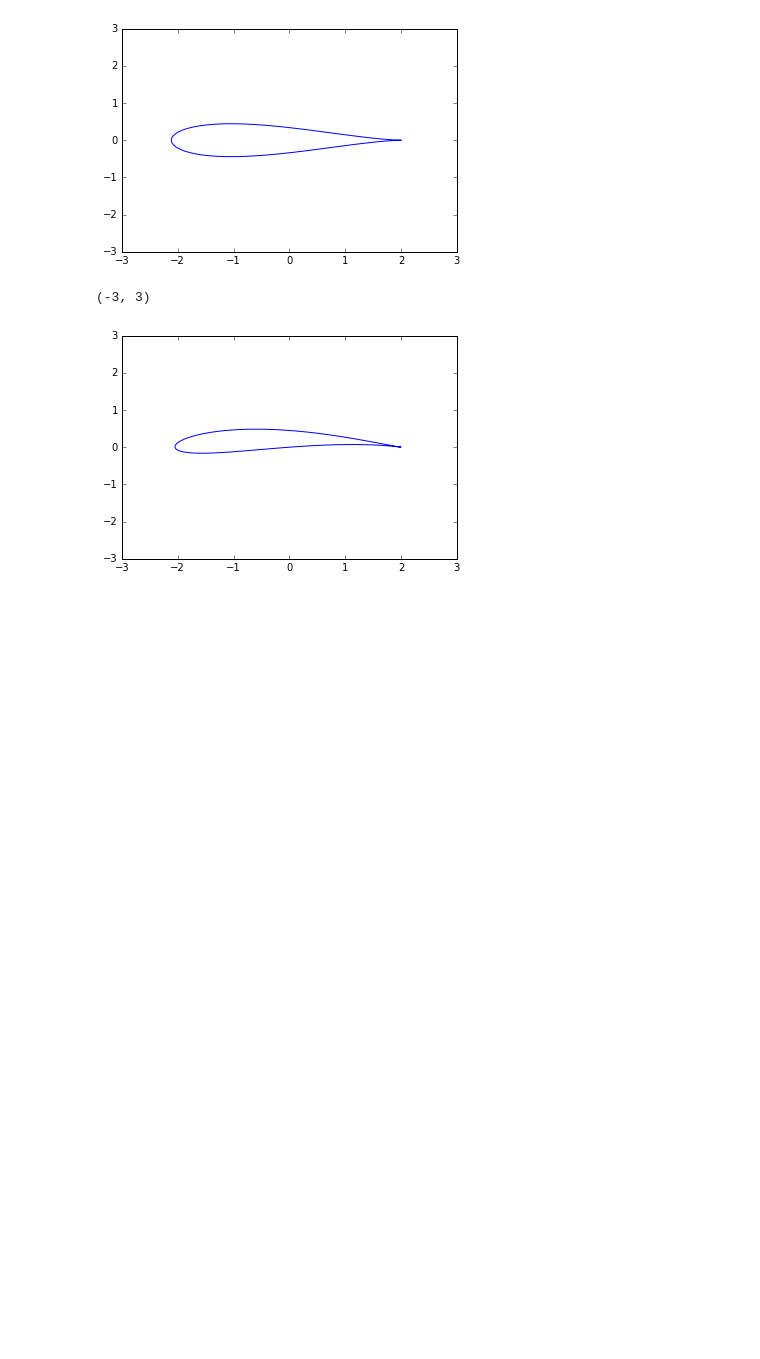
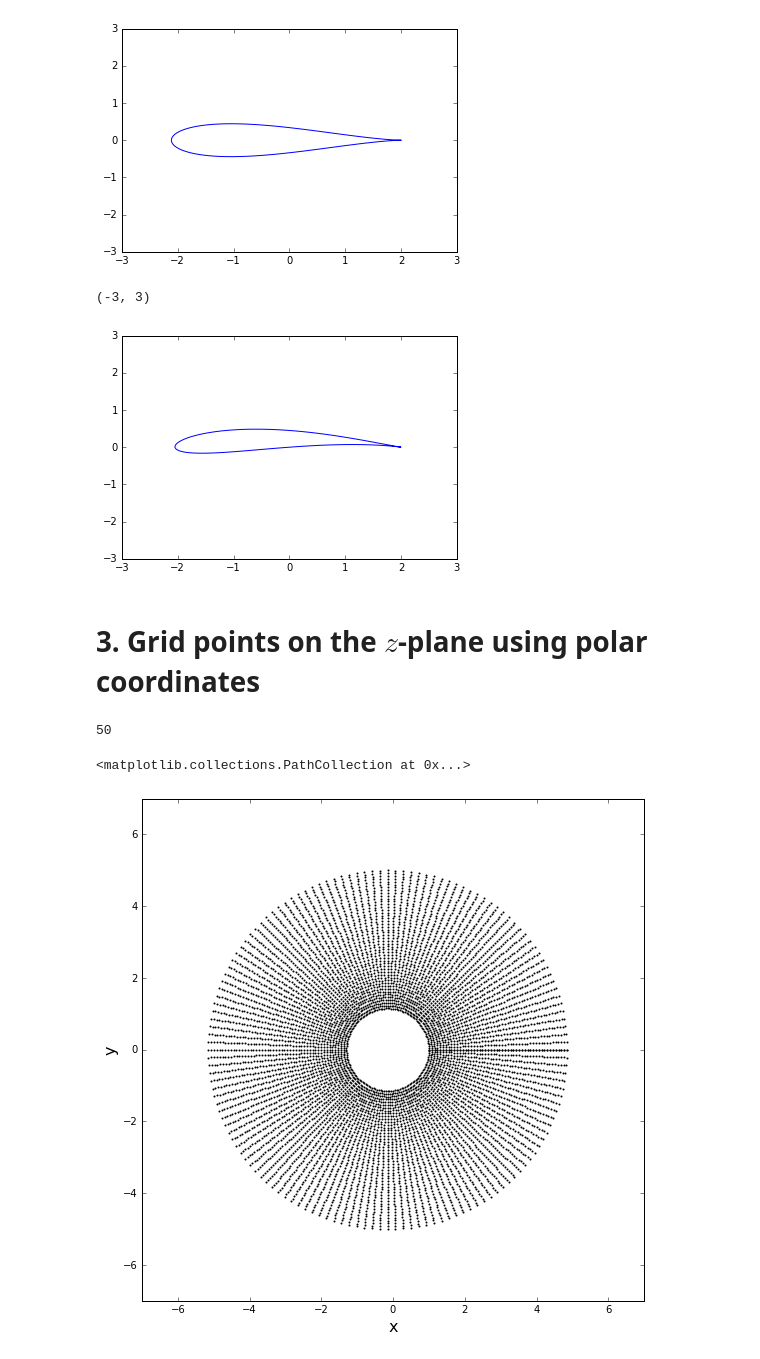
Before and after one commit to lpgleaves/mae6226-workspace, a Jupyter notebook: 06_Assignment_working.ipynb, the cells around one changed output. Cells and saved outputs as stored; diff of their text form; code cells hidden in the pictures; blank space fills up the shorter version.

```diff
--- a/06_Assignment_working.ipynb
+++ b/06_Assignment_working.ipynb
@@ -95,3 +95,31 @@ pyplot.ylim(-3,3)
 # %% [output]
 (-3, 3)
 [figure]
+# %% [markdown]
+# 3. Grid points on the $z$-plane using polar coordinates
+# %%
+r1 = numpy.linspace(1.15,5,50)
+#r2 = -1*r1
+#r = numpy.concatenate((r1,r2),axis=0)
+r = r1
+print(numpy.size(r))
+theta = numpy.linspace(0,2*numpy.pi,145)
+c = 1
+
+R, THETA = numpy.meshgrid(r,theta)
+xc = -0.15
+yc = 0
+
+zcirc = (R*numpy.cos(THETA) + xc)+((R*numpy.sin(THETA) + yc)*1j)
+
+size = 9
+pyplot.figure(figsize=(size, size))
+pyplot.xlabel('x', fontsize=16)
+pyplot.ylabel('y', fontsize=16)
+pyplot.xlim(-7,7)
+pyplot.ylim(-7,7)
+pyplot.scatter(zcirc.real,zcirc.imag,s=1)
+# %% [output]
+50
+<matplotlib.collections.PathCollection at 0x...>
+[figure, added]
```
Also changed, not shown: parts of 10 cells of this notebook, 1 other file.
